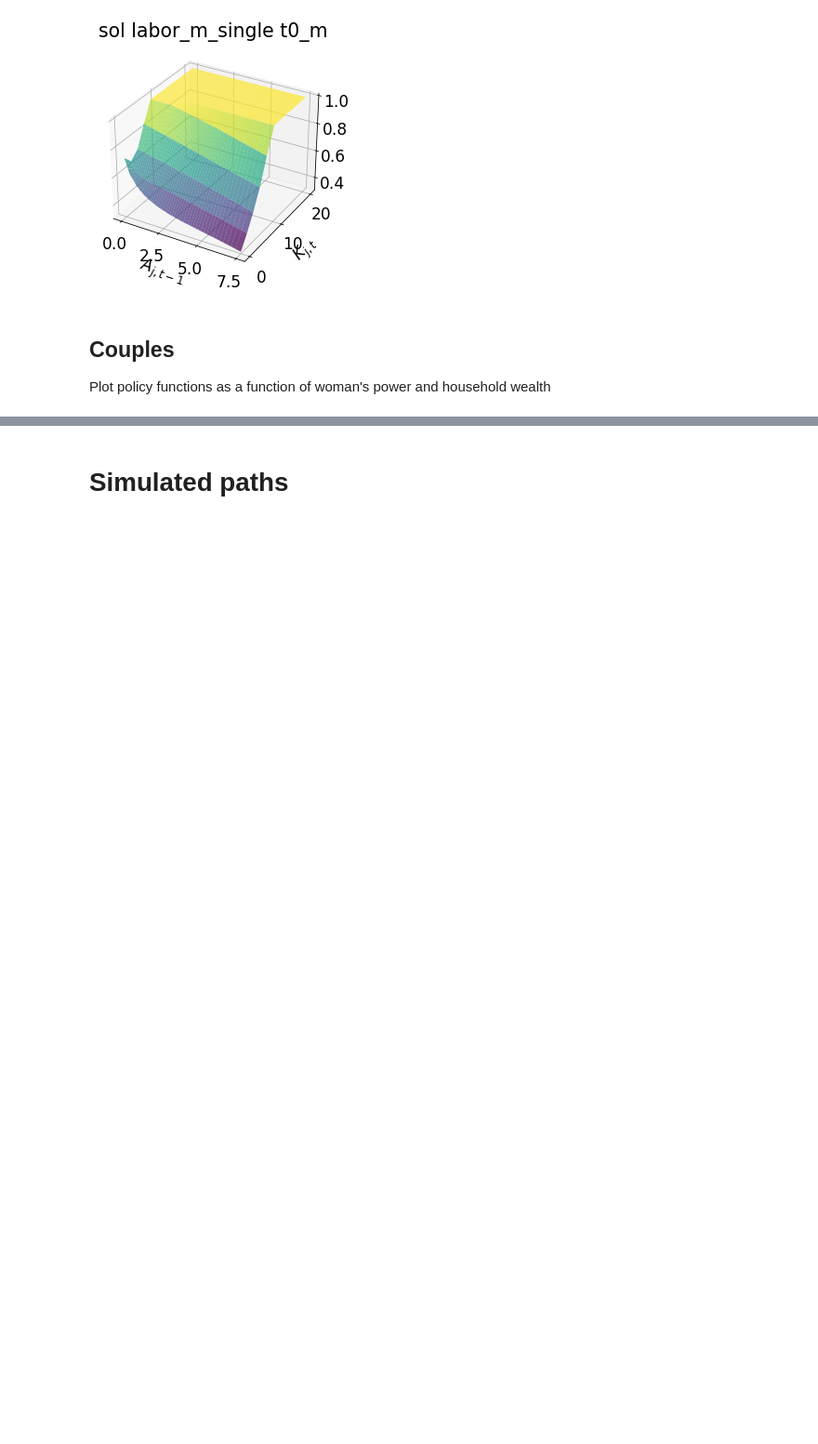
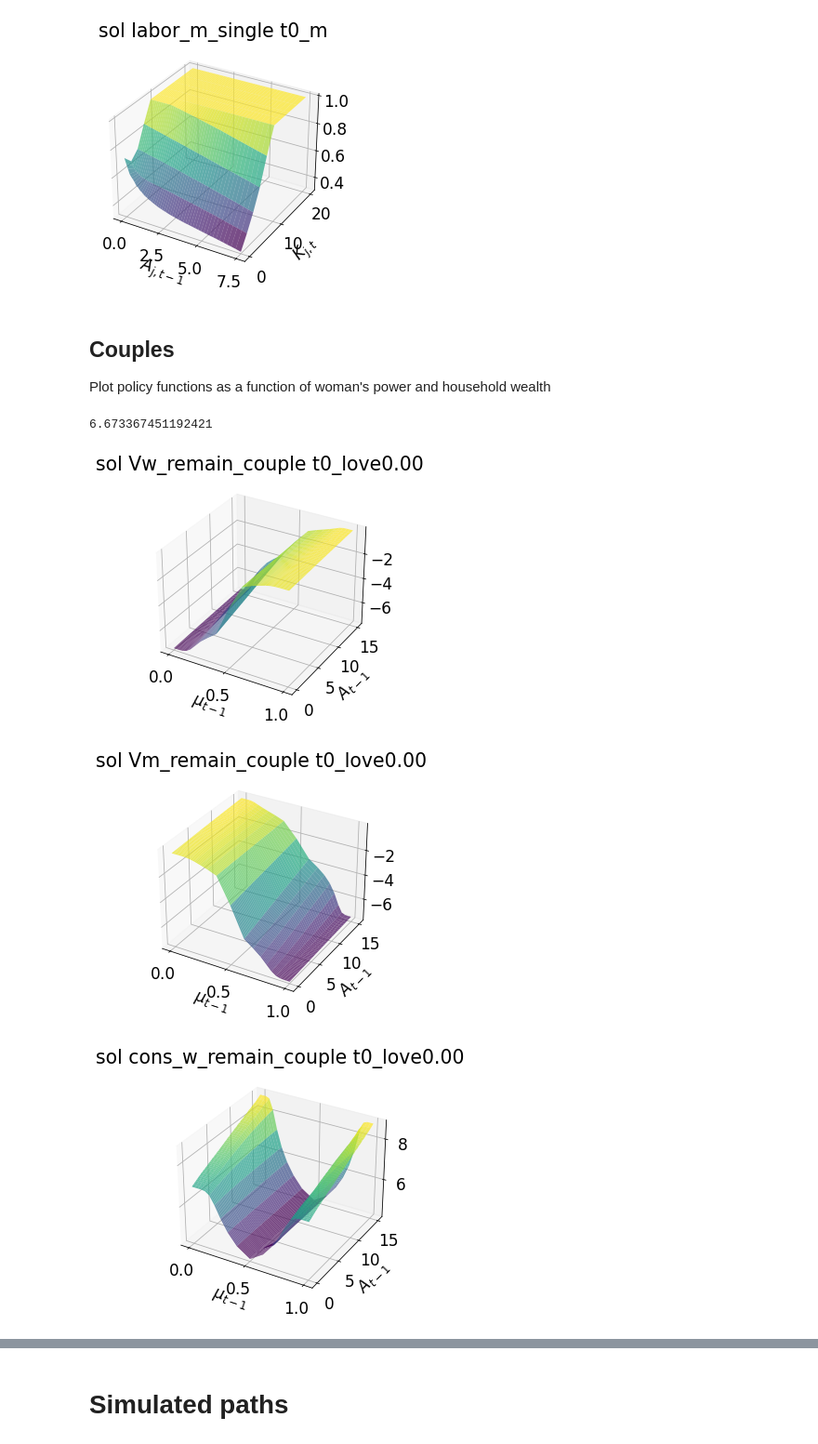
Before and after one commit to ThomasHJorgensen/LimitedCommitmentTest, a Jupyter notebook: Check Model.ipynb, the cells around one changed output, grey strips where cells are left out. Shown at 93% size. Saved outputs shown, nothing was run; the diff lists cells and outputs as text; code cells hidden in the pictures; blank space fills up the shorter version.

```diff
--- a/Check Model.ipynb
+++ b/Check Model.ipynb
@@ -122,7 +120,7 @@ for t in (0,):
 Plot policy functions as a function of woman's power and household wealth
 # %%
 
-model_list = ('model 3',)
+model_list = ('model 3, limited',)
 sol_type ='remain_couple'
 par = models[model_list[0]].par
 
@@ -137,30 +135,35 @@ print(np.mean(model.sol.cons_w_remain_couple[t].ravel())) # 10.351192584353102 t
 X, Y = np.meshgrid(par.grid_power, par.grid_A,indexing='ij')
 
 cmaps = ('viridis','gray')
 for iL in (par.num_love//2,):
     for var in ('Vw','Vm','cons_w','cons_m','labor_w','labor_m','power'):
         if var != 'power':
             var += f'_{sol_type}'
 
         fig = plt.figure()
         ax = plt.axes(projection='3d')
 
         for i,name in enumerate(model_list):
             model = models[name]
 
             Z = getattr(model.sol,var)[t,:,iL,:,iKw,iKm]
 
 
             alpha = 0.5 if name=='model 1' else 0.7
             ax.plot_surface(X, Y, Z,rstride=1,cstride=1,cmap=cmaps[i], edgecolor='none',alpha=alpha);
 
             if var == 'power':
                 ax.set(zlim=[0.0,1.0])
             ax.set(xlabel='$\mu_{t-1}$',ylabel='$A_{t-1}$');
 
         fig_name = f'sol {var} t{t}_love{np.round(par.grid_love[iL]):1.2f}'
         plt.tight_layout()
         if SAVE:
             plt.savefig(path+fig_name+'.pdf')
         else:
             ax.set(title=fig_name)
+# %% [output]
+6.673367451192421
+[figure, added]
+[figure, added]
+[figure, added]
```
Also changed, not shown: parts of 5 cells of this notebook, 3 other files.
